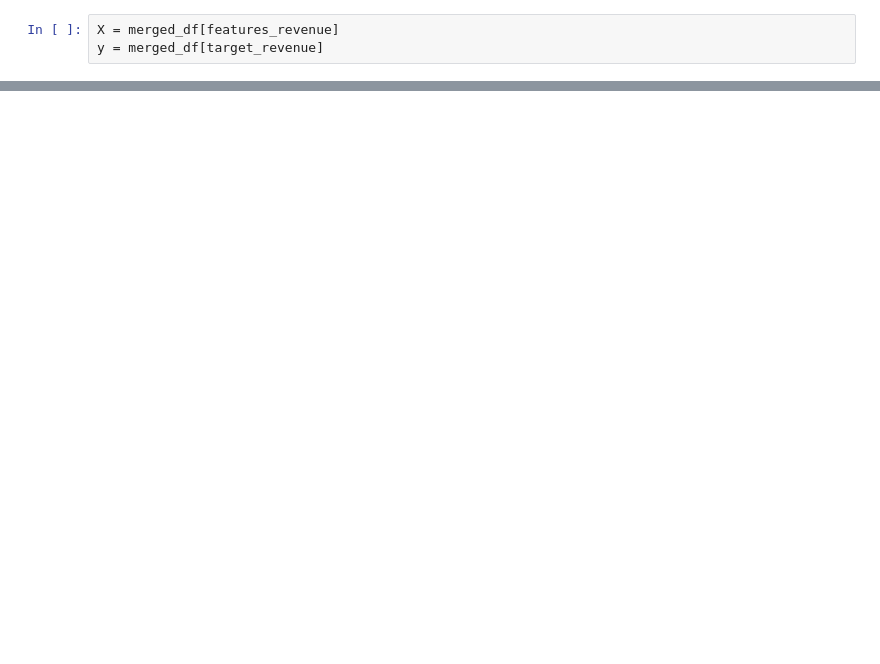
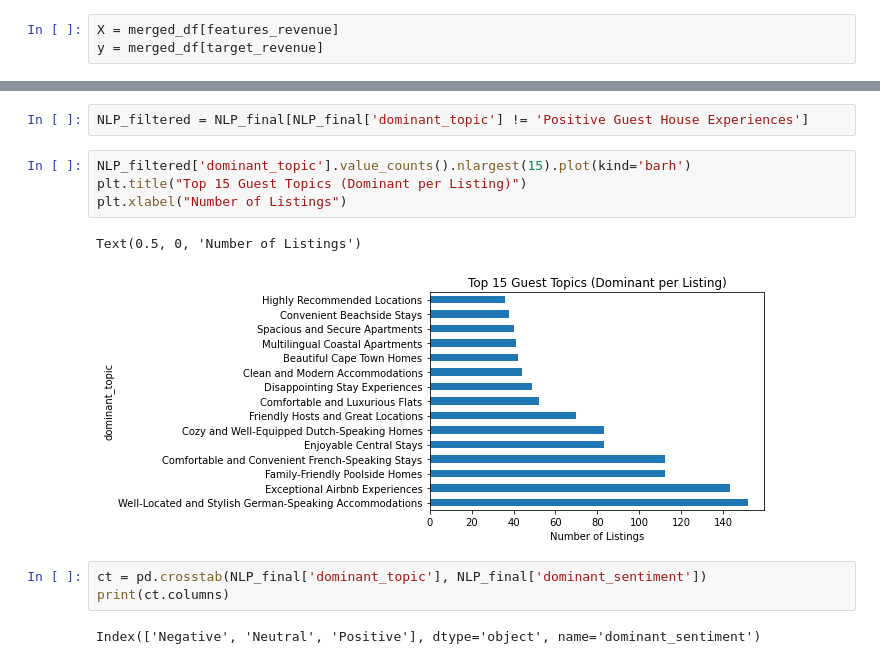
Before and after one commit to Salrahim21/Capstone-project, a Jupyter notebook: Notebook.ipynb, the cells around one changed output, grey strips where cells are left out. Drawn from its saved outputs; the diff is of its cells as text; blank space fills up the shorter version.

```diff
--- a/Notebook.ipynb
+++ b/Notebook.ipynb
@@ -1872,0 +2439,14 @@ plt.show()
+# %%
+NLP_filtered = NLP_final[NLP_final['dominant_topic'] != 'Positive Guest House Experiences']
+# %%
+NLP_filtered['dominant_topic'].value_counts().nlargest(15).plot(kind='barh')
+plt.title("Top 15 Guest Topics (Dominant per Listing)")
+plt.xlabel("Number of Listings")
+# %% [output]
+Text(0.5, 0, 'Number of Listings')
+[figure, added]
+# %%
+ct = pd.crosstab(NLP_final['dominant_topic'], NLP_final['dominant_sentiment'])
+print(ct.columns)
+# %% [output]
+Index(['Negative', 'Neutral', 'Positive'], dtype='object', name='dominant_sentiment')
```
Also changed, not shown: parts of 143 cells of this notebook, 4 other files.
